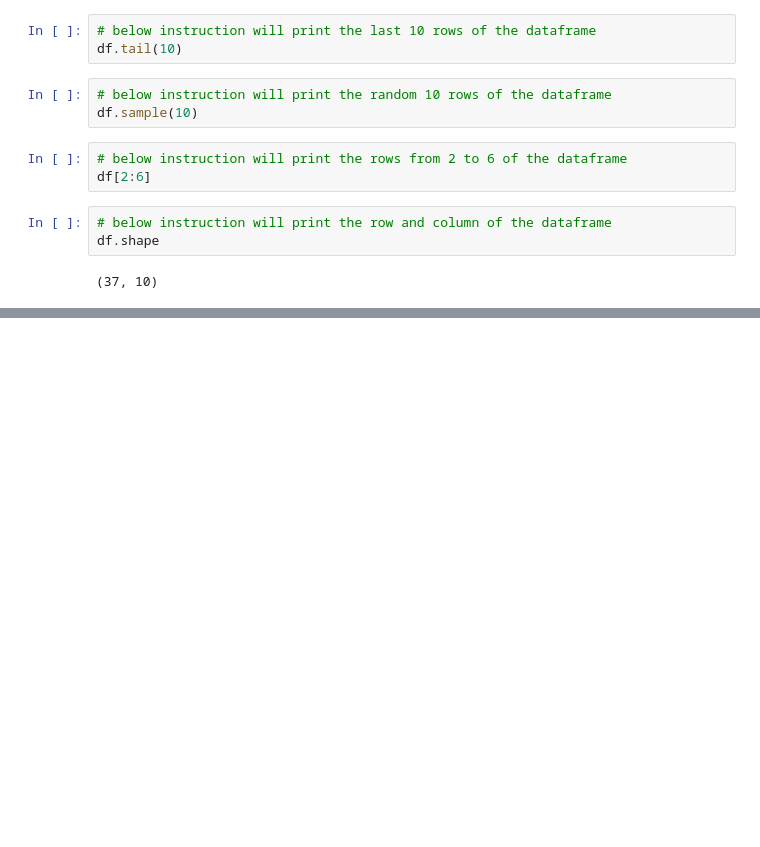
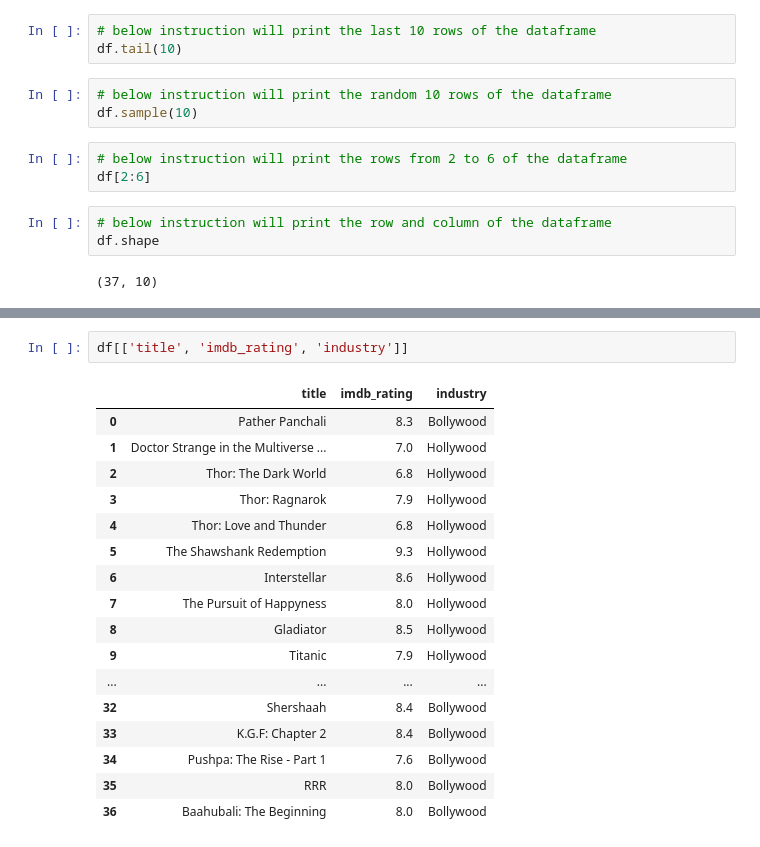
Before and after one commit to PramodZirale/Code_Basics, a Jupyter notebook: Pandas/1_intro/intro.ipynb, the cells around one changed output, grey strips where cells are left out. Cells and saved outputs as stored; diff of their text form; blank space fills up the shorter version.

```diff
--- a/Pandas/1_intro/intro.ipynb
+++ b/Pandas/1_intro/intro.ipynb
@@ -82,0 +88,20 @@ Hollywood Movies imdb rating : Min_rating - 6.8, Max_rating -9.3,Avg_Rating - 8.
+# %%
+df[['title', 'imdb_rating', 'industry']]
+# %% [output]
+|  | title | imdb_rating | industry |
+| 0 | Pather Panchali | 8.3 | Bollywood |
+| 1 | Doctor Strange in the Multiverse ... | 7.0 | Hollywood |
+| 2 | Thor: The Dark World | 6.8 | Hollywood |
+| 3 | Thor: Ragnarok | 7.9 | Hollywood |
+| 4 | Thor: Love and Thunder | 6.8 | Hollywood |
+| 5 | The Shawshank Redemption | 9.3 | Hollywood |
+| 6 | Interstellar | 8.6 | Hollywood |
+| 7 | The Pursuit of Happyness | 8.0 | Hollywood |
+| 8 | Gladiator | 8.5 | Hollywood |
+| 9 | Titanic | 7.9 | Hollywood |
+| ... | ... | ... | ... |
+| 32 | Shershaah | 8.4 | Bollywood |
+| 33 | K.G.F: Chapter 2 | 8.4 | Bollywood |
+| 34 | Pushpa: The Rise - Part 1 | 7.6 | Bollywood |
+| 35 | RRR | 8.0 | Bollywood |
+| 36 | Baahubali: The Beginning | 8.0 | Bollywood |
```
Also changed, not shown: parts of 19 cells of this notebook, 2 other files.
